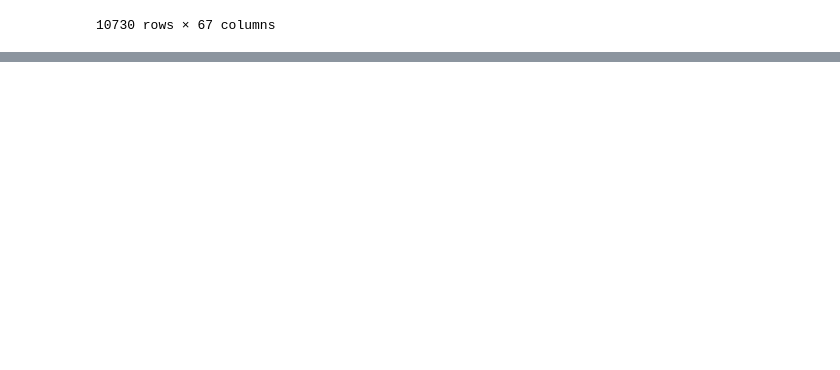
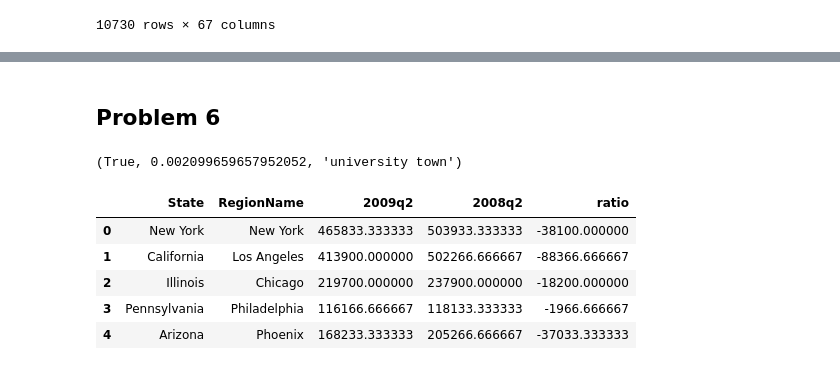
Before and after one commit to vectormars/Applied-Data-Science-with-Python, a Jupyter notebook: Course 1. Introduction to Data Science in Python/Week 4. Statistical Analysis in Python/Assignment+4.ipynb, the cells around one changed output, grey strips where cells are left out. Saved outputs shown, nothing was run; the diff lists cells and outputs as text; code cells hidden in the pictures; blank space fills up the shorter version.

```diff
--- a/Course 1. Introduction to Data Science in Python/Week 4. Statistical Analysis in Python/Assignment+4.ipynb
+++ b/Course 1. Introduction to Data Science in Python/Week 4. Statistical Analysis in Python/Assignment+4.ipynb
@@ -972,0 +1036,2 @@ convert_housing_data_to_quarters()
+# %% [markdown]
+## Problem 6
@@ -989,0 +1083,22 @@ def run_ttest():
+# %%
+run_ttest()
+# %% [output]
+(True, 0.002099659657952052, 'university town')
+# %%
+unitowns = get_list_of_university_towns()
+bottom = get_recession_bottom()
+start = get_recession_start()
+hdata = convert_housing_data_to_quarters()
+bstart = hdata.columns[hdata.columns.get_loc(start) -1]
+
+hdata['ratio'] = hdata[bottom] - hdata[bstart]
+hdata = hdata[[bottom,bstart,'ratio']]
+hdata = hdata.reset_index()
+hdata.head()
+# %% [output]
+|  | State | RegionName | 2009q2 | 2008q2 | ratio |
+| 0 | New York | New York | 465833.333333 | 503933.333333 | -38100.000000 |
+| 1 | California | Los Angeles | 413900.000000 | 502266.666667 | -88366.666667 |
+| 2 | Illinois | Chicago | 219700.000000 | 237900.000000 | -18200.000000 |
+| 3 | Pennsylvania | Philadelphia | 116166.666667 | 118133.333333 | -1966.666667 |
+| 4 | Arizona | Phoenix | 168233.333333 | 205266.666667 | -37033.333333 |
```
Also changed, not shown: parts of 19 cells of this notebook.
